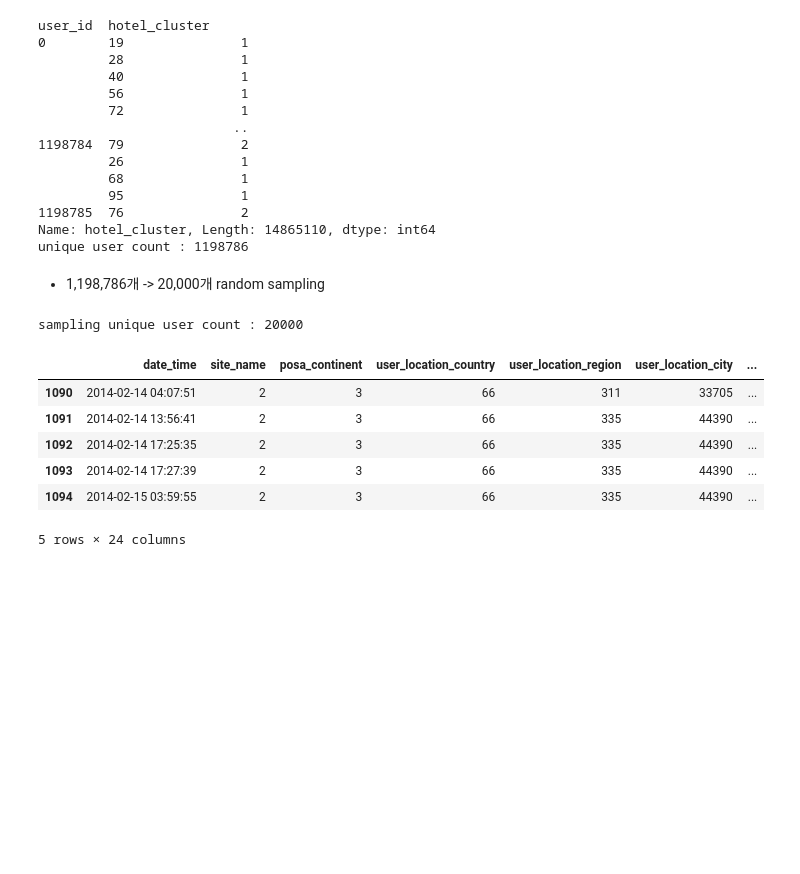
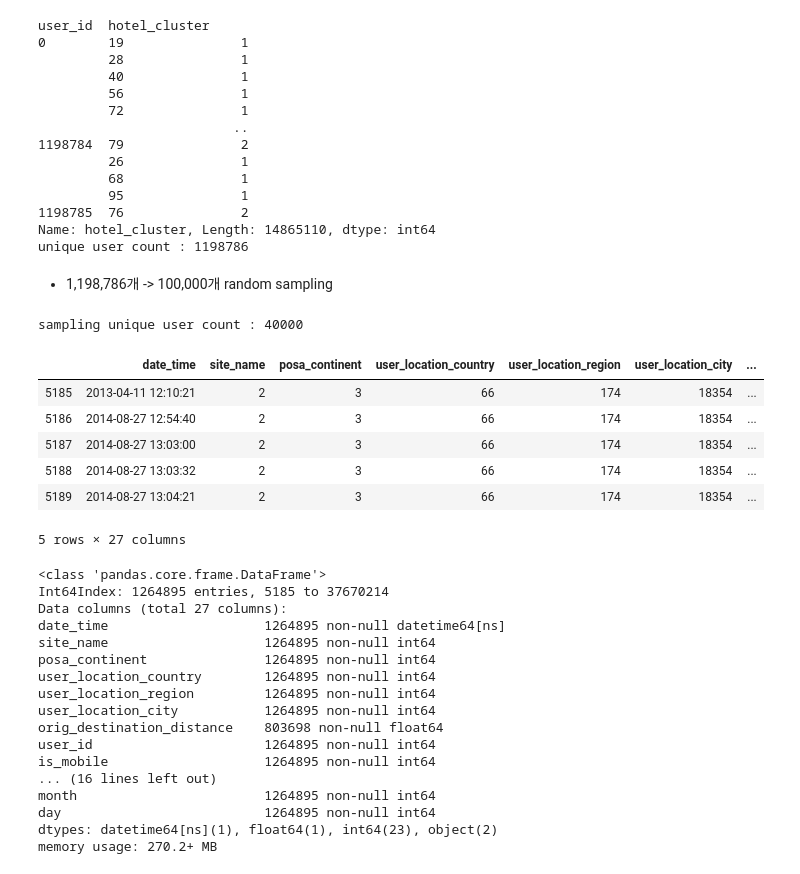
Before and after one commit to znulll/ROWILT, a Jupyter notebook: Kaggle/expedia-hotel-recommendations/expedia_hotel_recommendations.ipynb, the cells around one changed output. Cells and saved outputs as stored; diff of their text form; code cells hidden in the pictures; blank space fills up the shorter version.

```diff
--- a/Kaggle/expedia-hotel-recommendations/expedia_hotel_recommendations.ipynb
+++ b/Kaggle/expedia-hotel-recommendations/expedia_hotel_recommendations.ipynb
@@ -337,10 +329,10 @@ user_id  hotel_cluster
 Name: hotel_cluster, Length: 14865110, dtype: int64
 unique user count : 1198786
 # %% [markdown]
-- 1,198,786개 -> 20,000개 random sampling
+- 1,198,786개 -> 100,000개 random sampling
 # %%
 unique_user_set = set(train['user_id'].unique())
-sampling_user_set = random.sample(unique_user_set, 20000)
+sampling_user_set = random.sample(unique_user_set, 40000)
 
 train_sampling = pd.DataFrame()
 train_chunking = pd.read_csv('train.csv', chunksize = 100000)
@@ -350,21 +342,39 @@ for c in train_chunking:
 
 print('sampling unique user count :',train_sampling['user_id'].nunique())
 # %% [output]
-sampling unique user count : 20000
+sampling unique user count : 40000
 # %%
 train_sampling['date_time'] = pd.to_datetime(train_sampling['date_time'])
 train_sampling['year'] = train_sampling['date_time'].dt.year
 train_sampling['month'] = train_sampling['date_time'].dt.month
 train_sampling['day'] = train_sampling['date_time'].dt.day
-train.head()
+train_sampling.head()
+# %% [output]
+|  | date_time | site_name | posa_continent | user_location_country | user_location_region | user_location_city | ... |
+| 5185 | 2013-04-11 12:10:21 | 2 | 3 | 66 | 174 | 18354 | ... |
+| 5186 | 2014-08-27 12:54:40 | 2 | 3 | 66 | 174 | 18354 | ... |
+| 5187 | 2014-08-27 13:03:00 | 2 | 3 | 66 | 174 | 18354 | ... |
+| 5188 | 2014-08-27 13:03:32 | 2 | 3 | 66 | 174 | 18354 | ... |
+| 5189 | 2014-08-27 13:04:21 | 2 | 3 | 66 | 174 | 18354 | ... |
+5 rows × 27 columns
 # %%
-train_sampling.head()
+train_sampling.info()
 # %% [output]
-|  | date_time | site_name | posa_continent | user_location_country | user_location_region | user_location_city | ... |
-| 1090 | 2014-02-14 04:07:51 | 2 | 3 | 66 | 311 | 33705 | ... |
-| 1091 | 2014-02-14 13:56:41 | 2 | 3 | 66 | 335 | 44390 | ... |
-| 1092 | 2014-02-14 17:25:35 | 2 | 3 | 66 | 335 | 44390 | ... |
-| 1093 | 2014-02-14 17:27:39 | 2 | 3 | 66 | 335 | 44390 | ... |
-| 1094 | 2014-02-15 03:59:55 | 2 | 3 | 66 | 335 | 44390 | ... |
-5 rows × 24 columns
+<class 'pandas.core.frame.DataFrame'>
+Int64Index: 1264895 entries, 5185 to 37670214
+Data columns (total 27 columns):
+date_time                    1264895 non-null datetime64[ns]
+site_name                    1264895 non-null int64
+posa_continent               1264895 non-null int64
+user_location_country        1264895 non-null int64
+user_location_region         1264895 non-null int64
+user_location_city           1264895 non-null int64
+orig_destination_distance    803698 non-null float64
+user_id                      1264895 non-null int64
+is_mobile                    1264895 non-null int64
+... (16 lines left out)
+month                        1264895 non-null int64
+day                          1264895 non-null int64
+dtypes: datetime64[ns](1), float64(1), int64(23), object(2)
+memory usage: 270.2+ MB
 # %%
```
Also changed, not shown: parts of 19 cells of this notebook.
